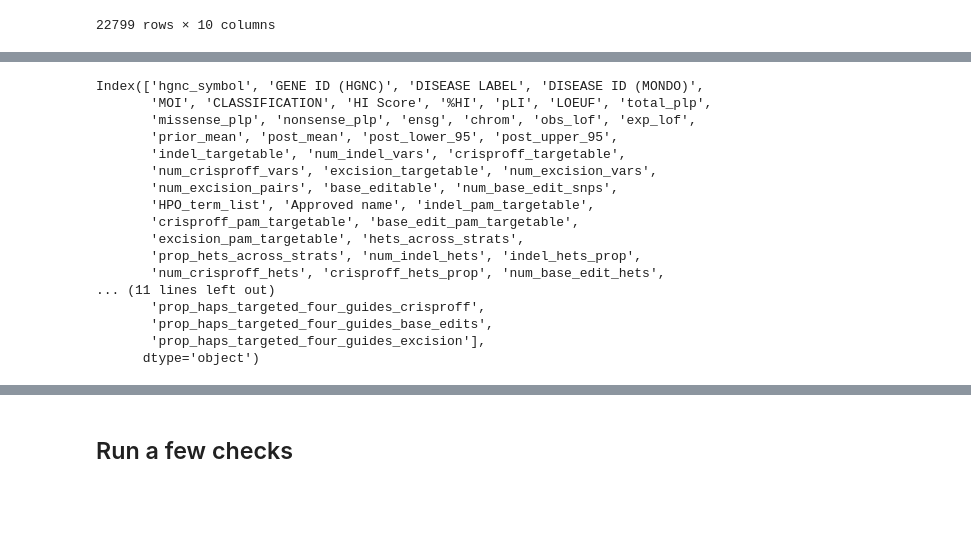
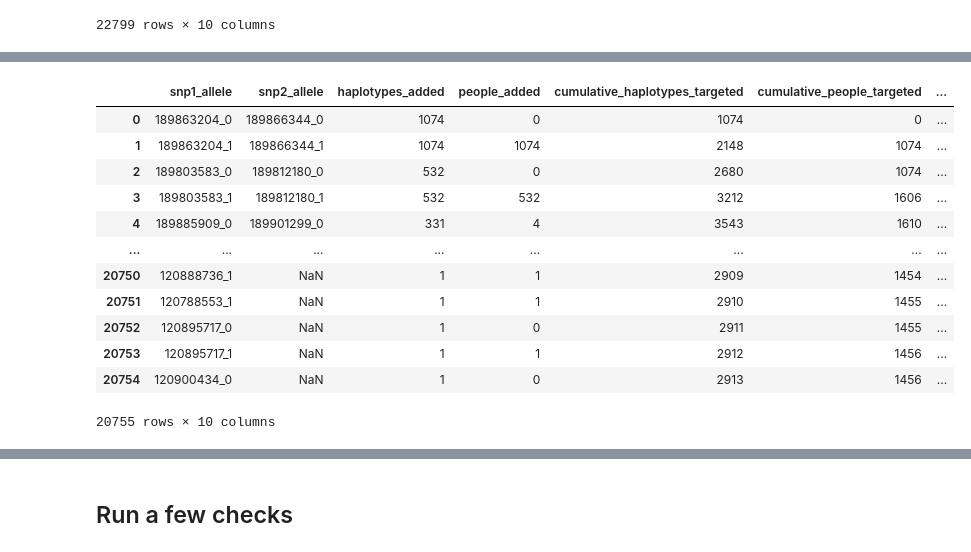
Before and after one commit to gramey02/dnd_project, a Jupyter notebook: scripts/make_summary_df/Creating_Master_DnD_DataFrame.ipynb, the cells around one changed output, grey strips where cells are left out. Cells and saved outputs as stored; diff of their text form; code cells hidden in the pictures; blank space fills up the shorter version.

Commit message:
updated column names and data structures based on latest run

```diff
--- a/scripts/make_summary_df/Creating_Master_DnD_DataFrame.ipynb
+++ b/scripts/make_summary_df/Creating_Master_DnD_DataFrame.ipynb
@@ -1159,20 +971,18 @@ im_df
-# %%
-im_df.columns
-# %% [output]
-Index(['hgnc_symbol', 'GENE ID (HGNC)', 'DISEASE LABEL', 'DISEASE ID (MONDO)',
-       'MOI', 'CLASSIFICATION', 'HI Score', '%HI', 'pLI', 'LOEUF', 'total_plp',
-       'missense_plp', 'nonsense_plp', 'ensg', 'chrom', 'obs_lof', 'exp_lof',
-       'prior_mean', 'post_mean', 'post_lower_95', 'post_upper_95',
-       'indel_targetable', 'num_indel_vars', 'crisproff_targetable',
-       'num_crisproff_vars', 'excision_targetable', 'num_excision_vars',
-       'num_excision_pairs', 'base_editable', 'num_base_edit_snps',
-       'HPO_term_list', 'Approved name', 'indel_pam_targetable',
-       'crisproff_pam_targetable', 'base_edit_pam_targetable',
-       'excision_pam_targetable', 'hets_across_strats',
-       'prop_hets_across_strats', 'num_indel_hets', 'indel_hets_prop',
-       'num_crisproff_hets', 'crisproff_hets_prop', 'num_base_edit_hets',
-... (11 lines left out)
-       'prop_haps_targeted_four_guides_crisproff',
-       'prop_haps_targeted_four_guides_base_edits',
-       'prop_haps_targeted_four_guides_excision'],
-      dtype='object')
+# %%
+# separate out excision
+excision_combined = combined_df[combined_df['strategy']=='excision']
+excision_combined
+# %% [output]
+|  | snp1_allele | snp2_allele | haplotypes_added | people_added | cumulative_haplotypes_targeted | cumulative_people_targeted | ... |
+| 0 | 189863204_0 | 189866344_0 | 1074 | 0 | 1074 | 0 | ... |
+| 1 | 189863204_1 | 189866344_1 | 1074 | 1074 | 2148 | 1074 | ... |
+| 2 | 189803583_0 | 189812180_0 | 532 | 0 | 2680 | 1074 | ... |
+| 3 | 189803583_1 | 189812180_1 | 532 | 532 | 3212 | 1606 | ... |
+| 4 | 189885909_0 | 189901299_0 | 331 | 4 | 3543 | 1610 | ... |
+| ... | ... | ... | ... | ... | ... | ... | ... |
+| 20750 | 120888736_1 | NaN | 1 | 1 | 2909 | 1454 | ... |
+| 20751 | 120788553_1 | NaN | 1 | 1 | 2910 | 1455 | ... |
+| 20752 | 120895717_0 | NaN | 1 | 0 | 2911 | 1455 | ... |
+| 20753 | 120895717_1 | NaN | 1 | 1 | 2912 | 1456 | ... |
+| 20754 | 120900434_0 | NaN | 1 | 0 | 2913 | 1456 | ... |
+20755 rows × 10 columns
```
Also changed, not shown: parts of 38 cells of this notebook, 1 other file.
